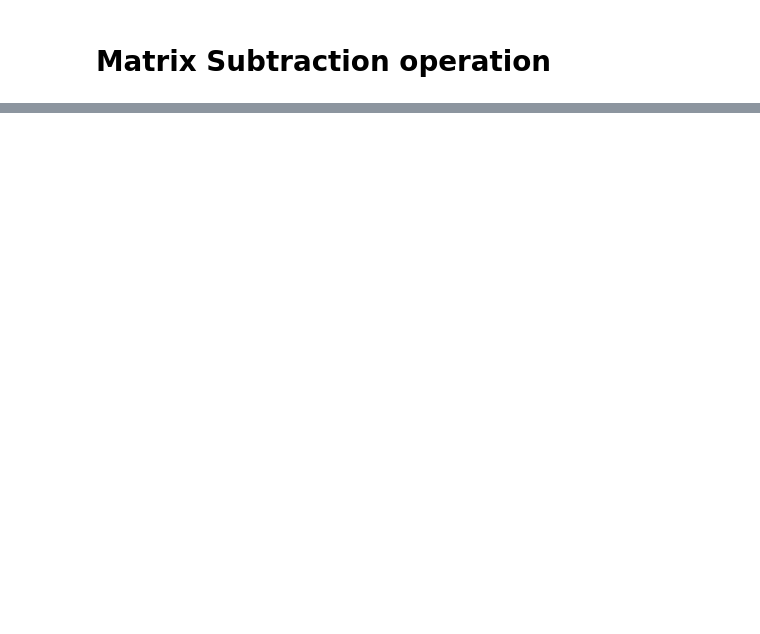
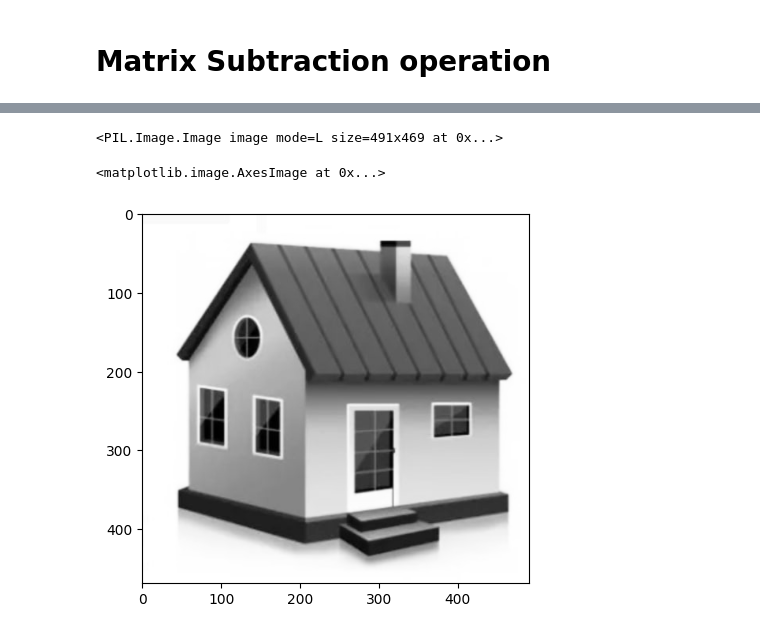
Before and after one commit to ZeroWraith/Image-transformation, a Jupyter notebook: image-transform.ipynb, the cells around one changed output, grey strips where cells are left out. Saved outputs shown, nothing was run; the diff lists cells and outputs as text; code cells hidden in the pictures; blank space fills up the shorter version.

```diff
--- a/image-transform.ipynb
+++ b/image-transform.ipynb
@@ -109,0 +143,11 @@ img2 = Image.open("house.png").convert('RGB')
+# %%
+# Convert image to grey scale
+image = Image.open('Home.jpg')
+image_grayscale = image.convert(mode='L')
+print(image_grayscale)
+
+plt.imshow(image_grayscale,cmap='Greys_r')
+# %% [output]
+<PIL.Image.Image image mode=L size=491x469 at 0x...>
+<matplotlib.image.AxesImage at 0x...>
+[figure, added]
```
Also changed, not shown: parts of 4 cells of this notebook.
